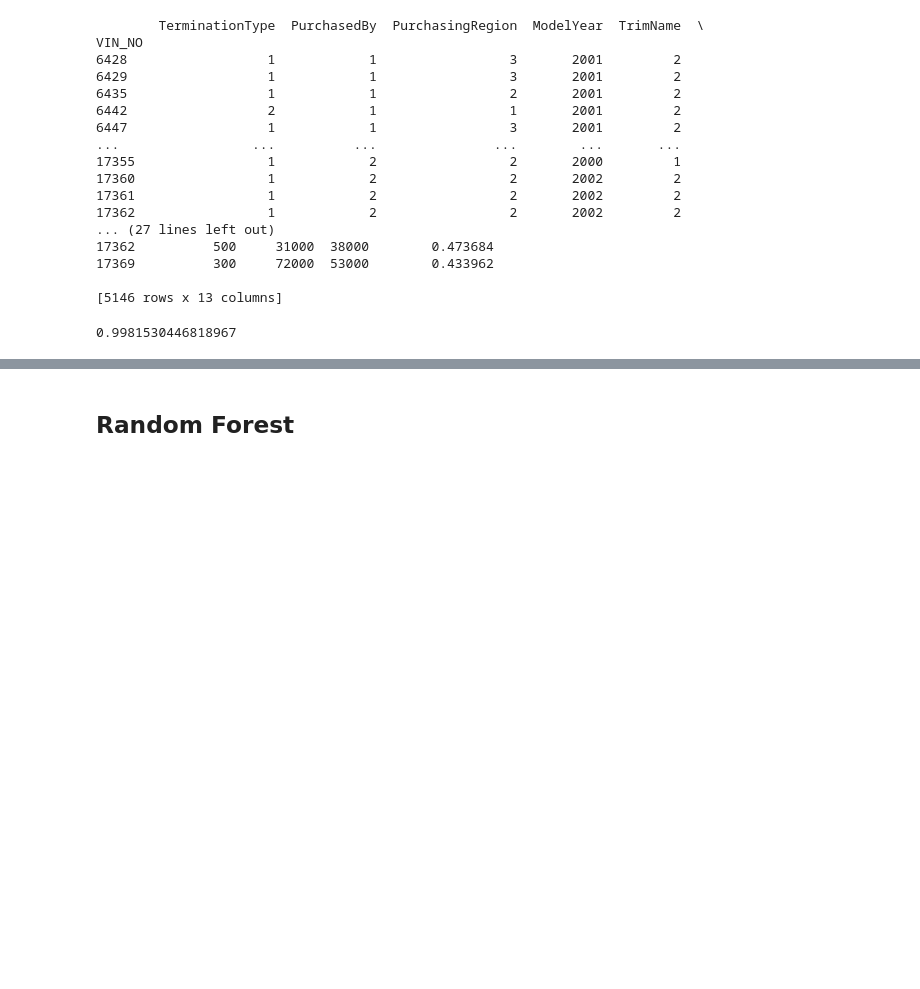
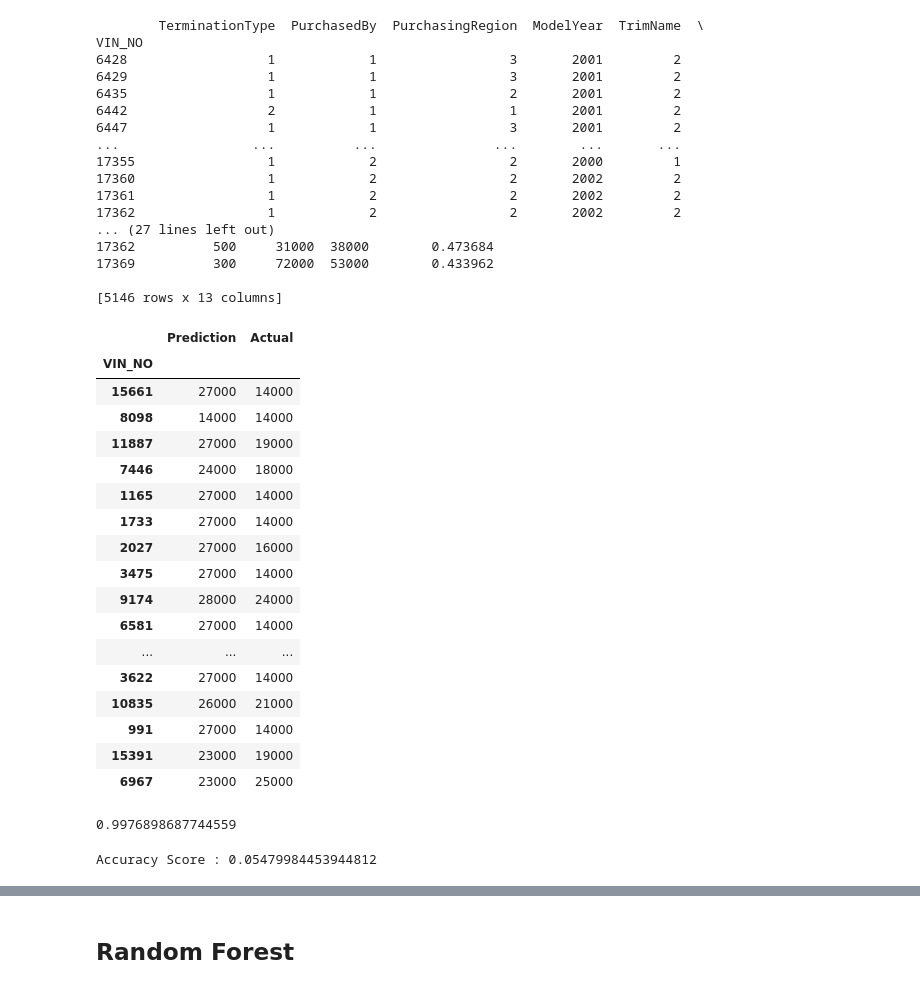
Before and after one commit to ahmed17777/remarketing_case_study, a Jupyter notebook: machine_learning.ipynb, the cells around one changed output, grey strips where cells are left out. Cells and saved outputs as stored; diff of their text form; code cells hidden in the pictures; blank space fills up the shorter version.

```diff
--- a/machine_learning.ipynb
+++ b/machine_learning.ipynb
@@ -113,7 +114,50 @@ VIN_NO
 [5146 rows x 13 columns]
 # %%
 # Test split
-X_train, X_test, y_train, y_test = train_test_split(X,y,test_size=0.5,random_state=0)
+X_train, X_test, y_train, y_test = train_test_split(X,y,test_size=0.5,random_state=1)
+
+# Creating StandardScaler instance
+scaler = StandardScaler()
+
+# Fitting Standard Scaler
+X_scaler = scaler.fit(X_train)
+
+# Scaling data
+X_train_scaled = X_scaler.transform(X_train)
+X_test_scaled = X_scaler.transform(X_test)
+# %%
+# Choose a learning rate and create classifier
+classifier = GradientBoostingClassifier(n_estimators=20,
+                                        learning_rate=0.5,
+                                        max_features=5,
+                                        max_depth=3,
+                                        random_state=0)
+
+# Fit the model
+classifier.fit(X_train_scaled, y_train)
+
+# Make Prediction
+predictions = classifier.predict(X_test_scaled)
+pd.DataFrame({"Prediction": predictions, "Actual": y_test}).head(20)
+# %% [output]
+|  | Prediction | Actual |
+| VIN_NO |  |  |
+| 15661 | 27000 | 14000 |
+| 8098 | 14000 | 14000 |
+| 11887 | 27000 | 19000 |
+| 7446 | 24000 | 18000 |
+| 1165 | 27000 | 14000 |
+| 1733 | 27000 | 14000 |
+| 2027 | 27000 | 16000 |
+| 3475 | 27000 | 14000 |
+| 9174 | 28000 | 24000 |
+| 6581 | 27000 | 14000 |
+| ... | ... | ... |
+| 3622 | 27000 | 14000 |
+| 10835 | 26000 | 21000 |
+| 991 | 27000 | 14000 |
+| 15391 | 23000 | 19000 |
+| 6967 | 23000 | 25000 |
 # %%
 # Create Model
 gb = GradientBoostingRegressor(min_samples_leaf= 15, min_samples_split=2, learning_rate=0.1, max_depth=4, n_estimators=100)
@@ -123,4 +167,10 @@ y_gb = gb.predict(X)
 print(gb.score(X_test,y_test))
 data_score.append(gb.score(X_test,y_test))
 # %% [output]
-0.9981530446818967
+0.9976898687744559
+# %%
+# Calculating the accuracy score
+acc_score = accuracy_score(y_test, predictions)
+print(f"Accuracy Score : {acc_score}")
+# %% [output]
+Accuracy Score : 0.05479984453944812
```
Also changed, not shown: parts of 3 cells of this notebook.
